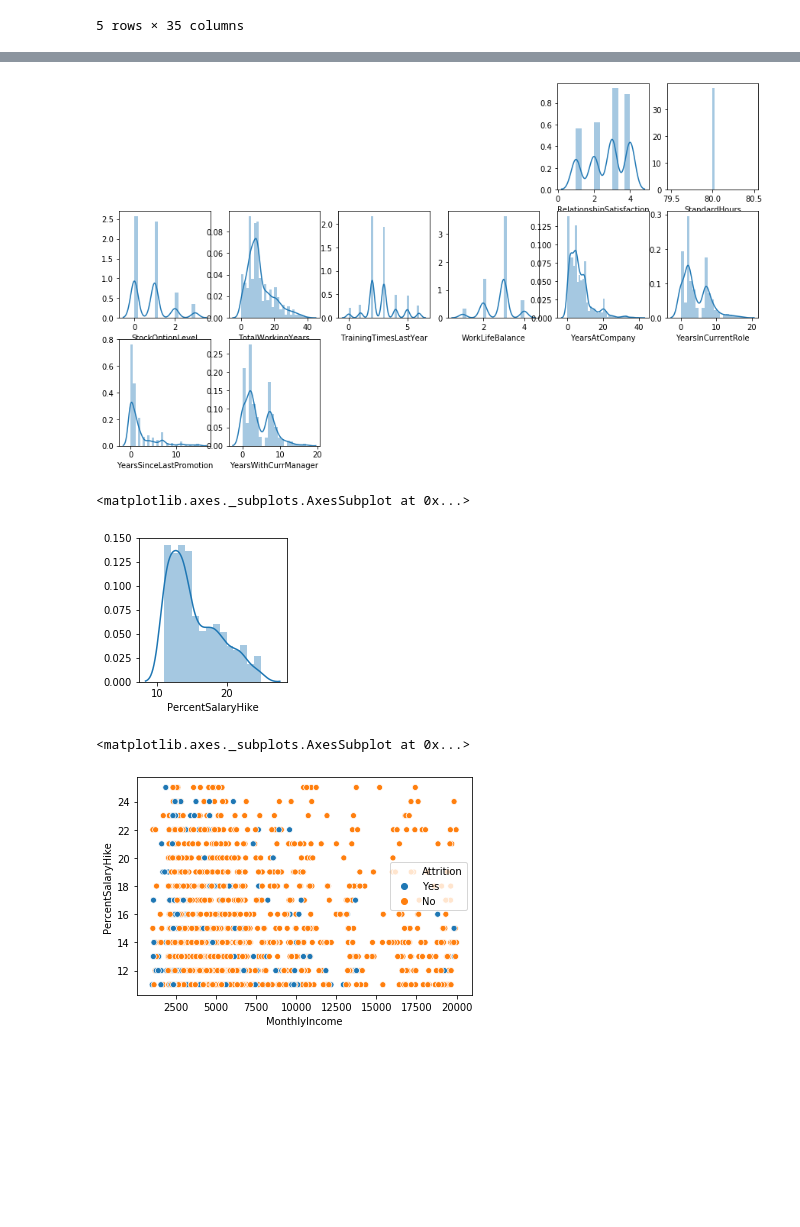
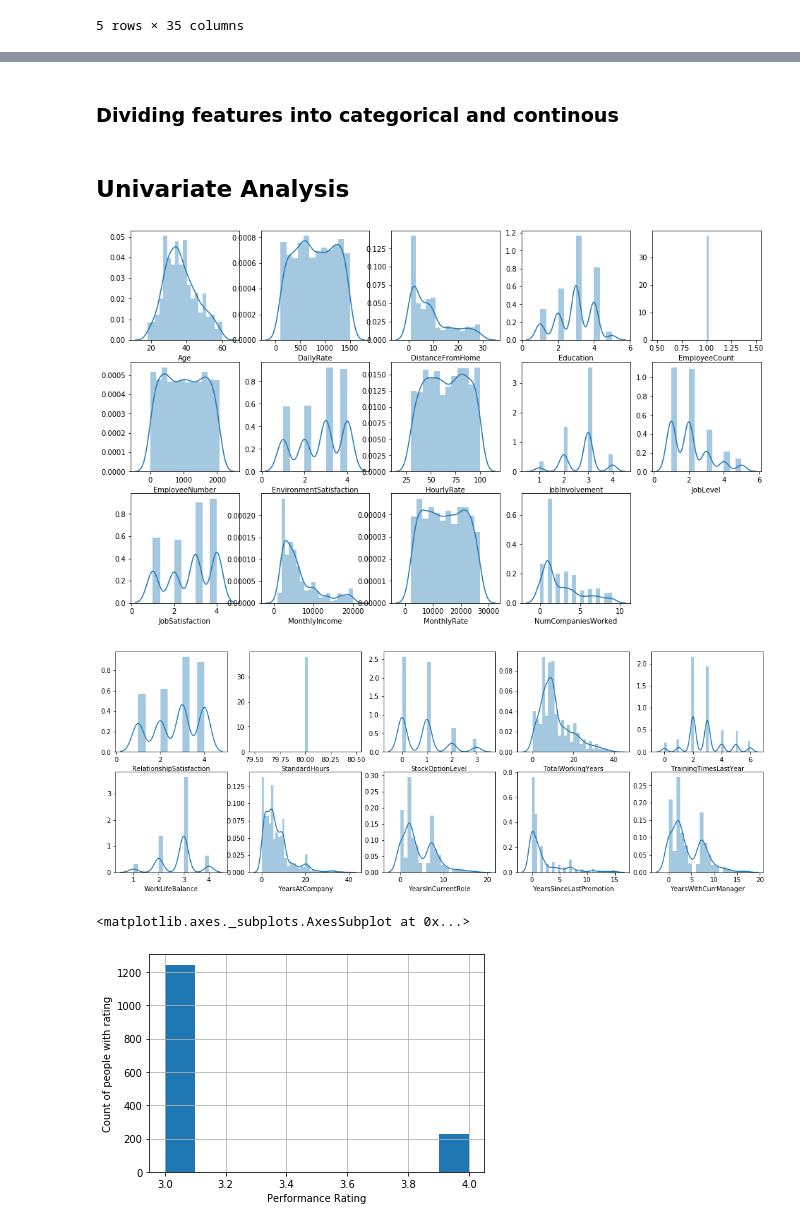
Before and after one commit to singhvks/Employee_Attrition, a Jupyter notebook: Visualization.ipynb, the cells around one changed output, grey strips where cells are left out. Saved outputs shown, nothing was run; the diff lists cells and outputs as text; code cells hidden in the pictures; blank space fills up the shorter version.

Commit message:
Added visualization - univariate analysis

```diff
--- a/Visualization.ipynb
+++ b/Visualization.ipynb
@@ -58,20 +47,34 @@ df.head()
+# %% [markdown]
+### Dividing features into categorical and continous
+# %%
+cat = []
+con = []
+for i in df.columns:
+    if df[i].dtypes == 'object':
+        cat.append(i)
+    elif df[i].dtypes == 'int64':
+        con.append(i)
+# %% [markdown]
+## Univariate Analysis
 # %%
 # Checking the distribution of Values in continous features
-plt.figure(figsize = (15,18))
-for i in range(16,26):
-    plt.subplot(6,6,i+1)
+plt.figure(figsize = (16,20))
+for i in range(0,14):
+    plt.subplot(6,5,i+1)
     sns.distplot(df[con[i]])
 # %% [output]
-[figure, old version]
+[figure, new version]
 # %%
-plt.figure(figsize = (9,9))
-plt.subplot(3,3,1)
-sns.distplot(df[con[14]])
+plt.figure(figsize = (18,20))
+for i in range(16,26):
+    plt.subplot(6,5,i+1-16)
+    sns.distplot(df[con[i]])
 # %% [output]
-<matplotlib.axes._subplots.AxesSubplot at 0x...>
-[figure, old version]
+[figure, new version]
-# %%
-sns.scatterplot(y = 'PercentSalaryHike',x = 'MonthlyIncome',data = df,hue = 'Attrition')
-# %% [output]
-<matplotlib.axes._subplots.AxesSubplot at 0x...>
-[figure, removed]
+# %%
+plt.xlabel("Performance Rating")
+plt.ylabel("Count of people with rating")
+df[con[15]].hist()
+# %% [output]
+<matplotlib.axes._subplots.AxesSubplot at 0x...>
+[figure, added]
```
Also changed, not shown: parts of 15 cells of this notebook.
